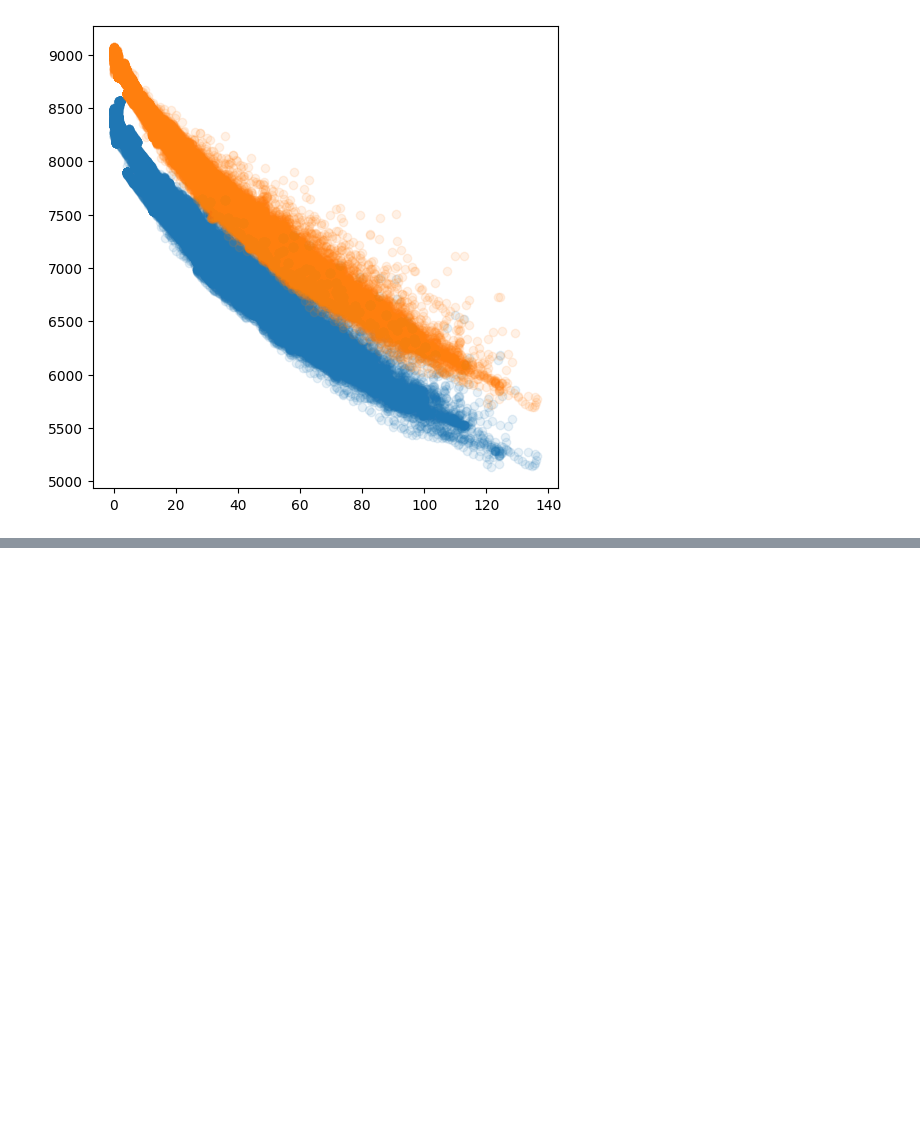
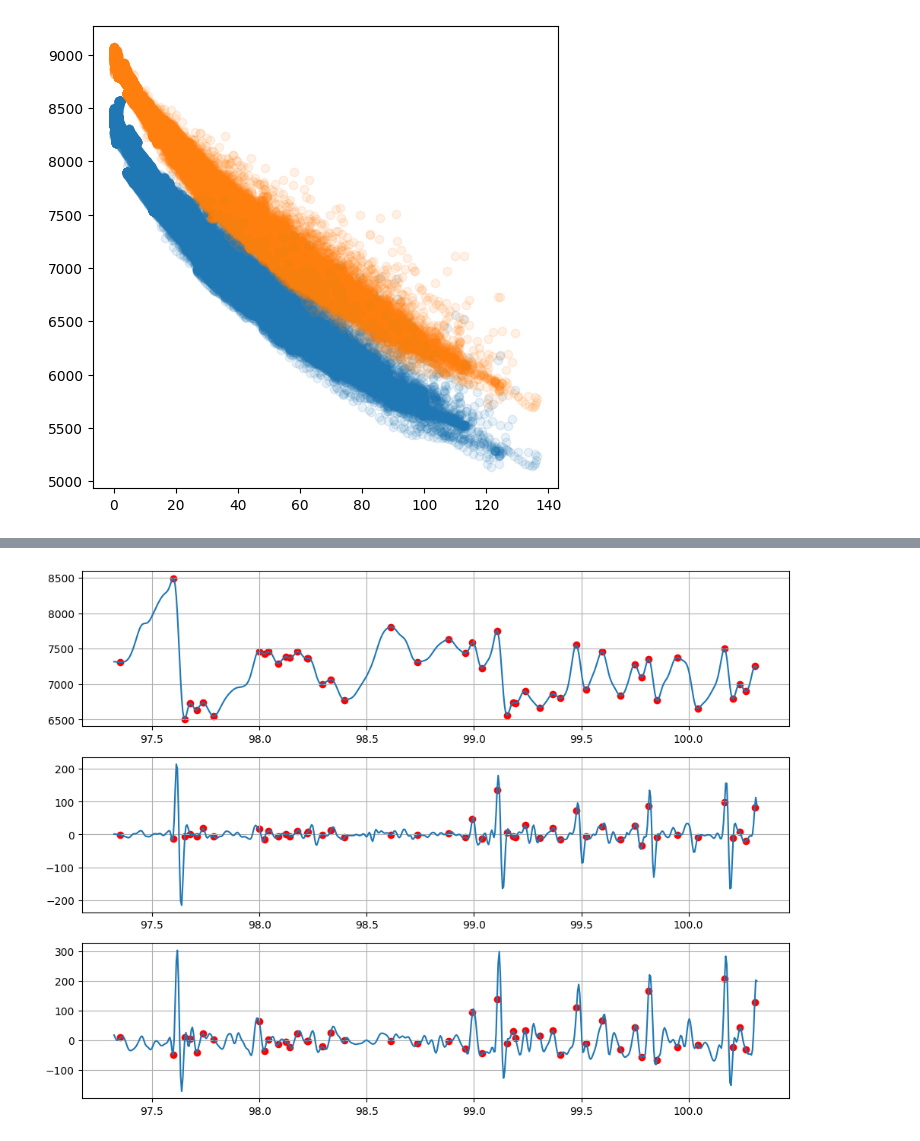
Before and after one commit to colinpate/sus, a Jupyter notebook: notebooks/rear_sus.ipynb, the cells around one changed output, grey strips where cells are left out. Drawn from its saved outputs; the diff is of its cells as text; code cells hidden in the pictures; blank space fills up the shorter version.

```diff
--- a/notebooks/rear_sus.ipynb
+++ b/notebooks/rear_sus.ipynb
@@ -177,3 +177,22 @@ Accel error MAE, RMSE: 18.520817648774646 27.90535278554859
+# %%
+mag_zv_points = ws["mag_zv_points"]
+plt.figure(figsize=(12, 9))
+plt.subplot(3, 1, 1)
+mag_zv_points_roi = (mag_zv_points > roi.start) & (mag_zv_points < roi.stop)
+mag_zv_points_roi = mag_zv_points[mag_zv_points_roi] - roi.start
+plt.plot(t[roi], b_proj[roi])
+plt.scatter(t[roi][mag_zv_points_roi], b_proj[roi][mag_zv_points_roi], color="red")
+plt.grid()
+plt.subplot(3, 1, 2)
+plt.plot(t[roi], v_gt[roi])
+plt.scatter(t[roi][mag_zv_points_roi], v_gt[roi][mag_zv_points_roi], color="red")
+plt.grid()
+plt.subplot(3, 1, 3)
+plt.plot(t[roi], a_hp_proj[roi])
+plt.scatter(t[roi][mag_zv_points_roi], a_hp_proj[roi][mag_zv_points_roi], color="red")
+plt.grid()
+# %% [output]
+[figure, added]
 # %%
 # Integrate accel to get velocity and plot
 v = scipy.integrate.cumulative_trapezoid(a_hp_proj, t, initial=0)
```
Also changed, not shown: parts of 8 cells of this notebook, 4 other files.
